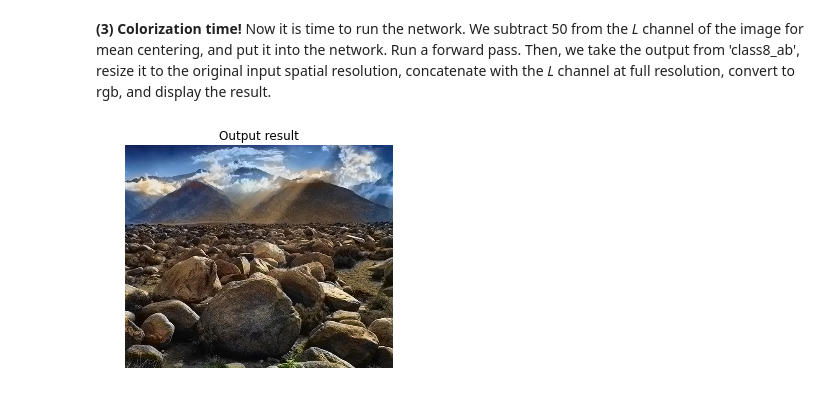
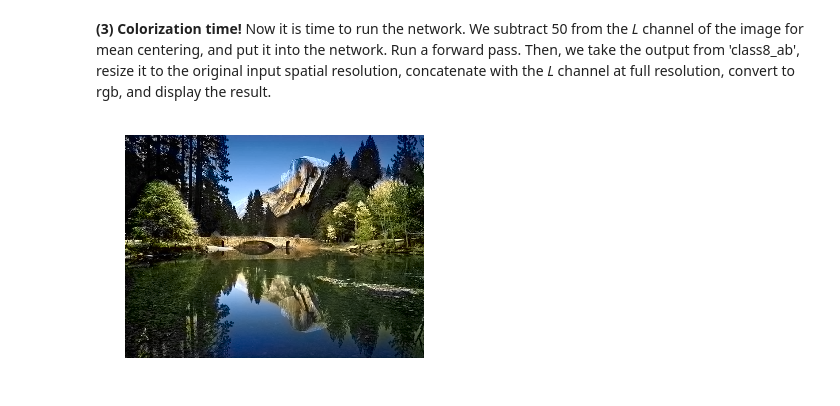
Before and after one commit to richzhang/colorization, a Jupyter notebook: demo/colorization_demo_v0.ipynb, the cells around one changed output. Cells and saved outputs as stored; diff of their text form; code cells hidden in the pictures.

```diff
--- a/demo/colorization_demo_v0.ipynb
+++ b/demo/colorization_demo_v0.ipynb
@@ -42,7 +42,7 @@ net.blobs['Trecip'].data[...] = 6 # 1/T, set annealing temperature
 # %% [markdown]
 <b> (2) Loading the image </b> Next, we need to load our image of choice. We will convert the image at its full resolution to <i>Lab</i> and keep it's <i>L</i> value; we will concatenate the network's color to it! We then resize the image to the network input size, convert to <i>Lab</i>, and only keep the resized <i>L</i>, since network of course does not get any color inputs!
 # %%
-img_rgb = caffe.io.load_image('ansel_adams2.jpg')
+img_rgb = caffe.io.load_image('ansel_adams3.jpg')
 img_lab = color.rgb2lab(img_rgb) # convert image to lab color space
 img_l = img_lab[:,:,0] # pull out L channel
 (H_orig,W_orig) = img_rgb.shape[:2] # original image size
@@ -62,14 +62,13 @@ plt.title('Input image');
 # %%
 net.blobs['data_l'].data[0,0,:,:] = img_l_rs-50 # subtract 50 for mean-centering
 net.forward() # run network
 
 ab_dec = net.blobs['class8_ab'].data[0,:,:,:].transpose((1,2,0)) # this is our result
 ab_dec_us = sni.zoom(ab_dec,(1.*H_orig/H_out,1.*W_orig/W_out,1)) # upsample to match size of original image L
 img_lab_out = np.concatenate((img_l[:,:,np.newaxis],ab_dec_us),axis=2) # concatenate with original image L
 img_rgb_out = np.clip(color.lab2rgb(img_lab_out),0,1) # convert back to rgb
 
 plt.imshow(img_rgb_out);
 plt.axis('off');
-plt.title('Output result');
 # %% [output]
-[figure, old version]
+[figure, new version]
```
Also changed, not shown: parts of 2 cells of this notebook, 1 other file.
